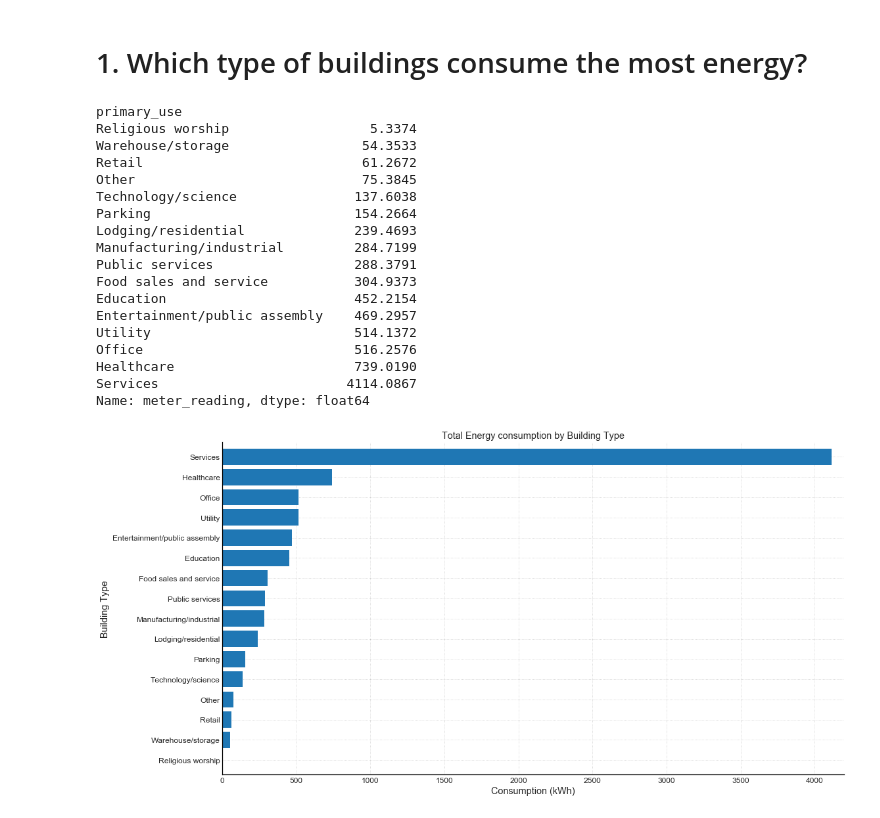
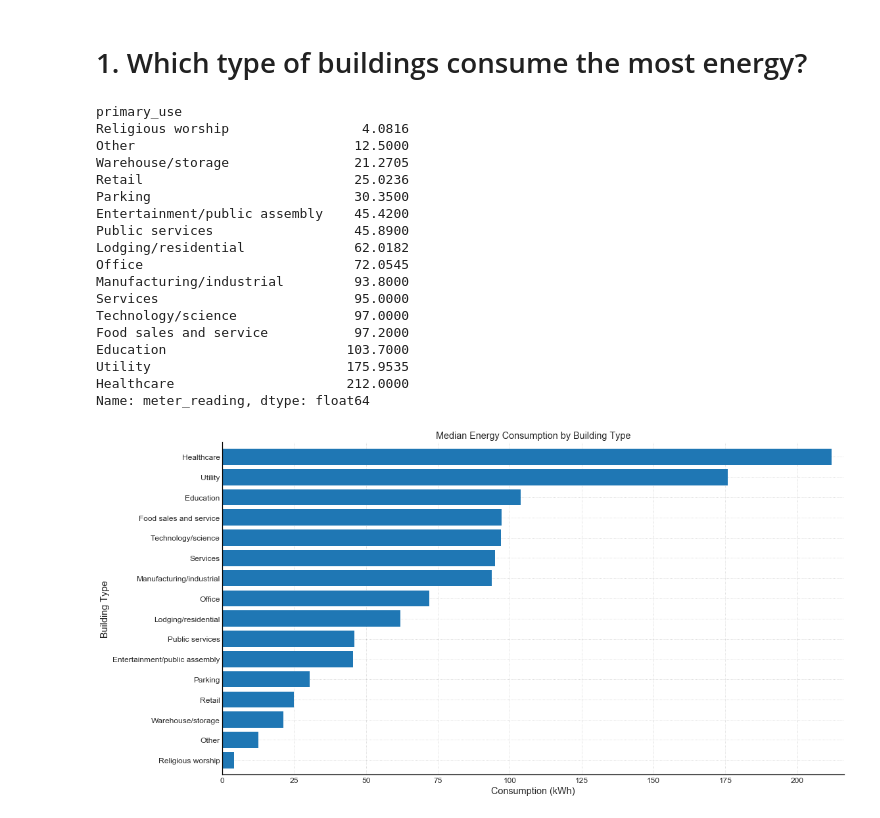
Before and after one commit to sergatron/ASHRAE---Great-Energy-Predictor-III, a Jupyter notebook: EDA/eda.ipynb, the cells around one changed output. Drawn from its saved outputs; the diff is of its cells as text; code cells hidden in the pictures.

```diff
--- a/EDA/eda.ipynb
+++ b/EDA/eda.ipynb
@@ -915,26 +1001,26 @@ all_df.head()
 # %% [markdown]
 # 1. Which type of buildings consume the most energy?
 # %%
-bldg_type_meter = df_no1099.groupby(['primary_use',])['meter_reading'].mean().sort_values()
+bldg_type_meter = df_no1099.groupby(['primary_use',])['meter_reading'].median().sort_values()
 bldg_type_meter
 # %% [output]
 primary_use
-Religious worship                  5.3374
-Warehouse/storage                 54.3533
-Retail                            61.2672
-Other                             75.3845
-Technology/science               137.6038
-Parking                          154.2664
-Lodging/residential              239.4693
-Manufacturing/industrial         284.7199
-Public services                  288.3791
-Food sales and service           304.9373
-Education                        452.2154
-Entertainment/public assembly    469.2957
-Utility                          514.1372
-Office                           516.2576
-Healthcare                       739.0190
-Services                        4114.0867
+Religious worship                 4.0816
+Other                            12.5000
+Warehouse/storage                21.2705
+Retail                           25.0236
+Parking                          30.3500
+Entertainment/public assembly    45.4200
+Public services                  45.8900
+Lodging/residential              62.0182
+Office                           72.0545
+Manufacturing/industrial         93.8000
+Services                         95.0000
+Technology/science               97.0000
+Food sales and service           97.2000
+Education                       103.7000
+Utility                         175.9535
+Healthcare                      212.0000
 Name: meter_reading, dtype: float64
 # %%
 # pd.DataFrame(bldg_type_meter)
@@ -946,11 +1030,11 @@ all_df['kwh_per_month'] = all_df['meter_reading'] / all_df['month']
 # %%
 # PLOT: energy consumption by each type of building
 barh_plot(
     y = bldg_type_meter.index,
     x = bldg_type_meter.values,
-    title = 'Total Energy Consumption by Building Type',
+    title = 'Median Energy Consumption by Building Type',
     y_label = 'Building Type',
     x_label = 'Consumption (kWh)'
 )
 # %% [output]
-[figure, old version]
+[figure, new version]
```
Also changed, not shown: parts of 18 cells of this notebook.
